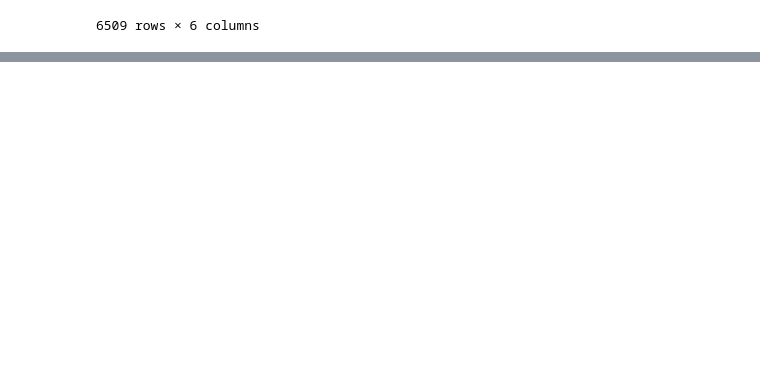
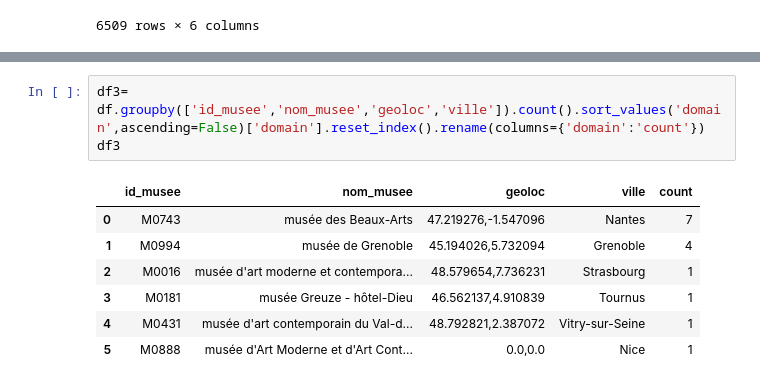
Before and after one commit to Goy-Ell/06_bdd, a Jupyter notebook: Joconde-projet/joconde.ipynb, the cells around one changed output, grey strips where cells are left out. Saved outputs shown, nothing was run; the diff lists cells and outputs as text; blank space fills up the shorter version.

```diff
--- a/Joconde-projet/joconde.ipynb
+++ b/Joconde-projet/joconde.ipynb
@@ -656,0 +696,11 @@ ModuleNotFoundError: No module named 'dotenv'
+# %%
+df3= df.groupby(['id_musee','nom_musee','geoloc','ville']).count().sort_values('domain',ascending=False)['domain'].reset_index().rename(columns={'domain':'count'})
+df3
+# %% [output]
+|  | id_musee | nom_musee | geoloc | ville | count |
+| 0 | M0743 | musée des Beaux-Arts | 47.219276,-1.547096 | Nantes | 7 |
+| 1 | M0994 | musée de Grenoble | 45.194026,5.732094 | Grenoble | 4 |
+| 2 | M0016 | musée d'art moderne et contempora... | 48.579654,7.736231 | Strasbourg | 1 |
+| 3 | M0181 | musée Greuze - hôtel-Dieu | 46.562137,4.910839 | Tournus | 1 |
+| 4 | M0431 | musée d'art contemporain du Val-d... | 48.792821,2.387072 | Vitry-sur-Seine | 1 |
+| 5 | M0888 | musée d'Art Moderne et d'Art Cont... | 0.0,0.0 | Nice | 1 |
```
Also changed, not shown: parts of 27 cells of this notebook, 3 other files.
